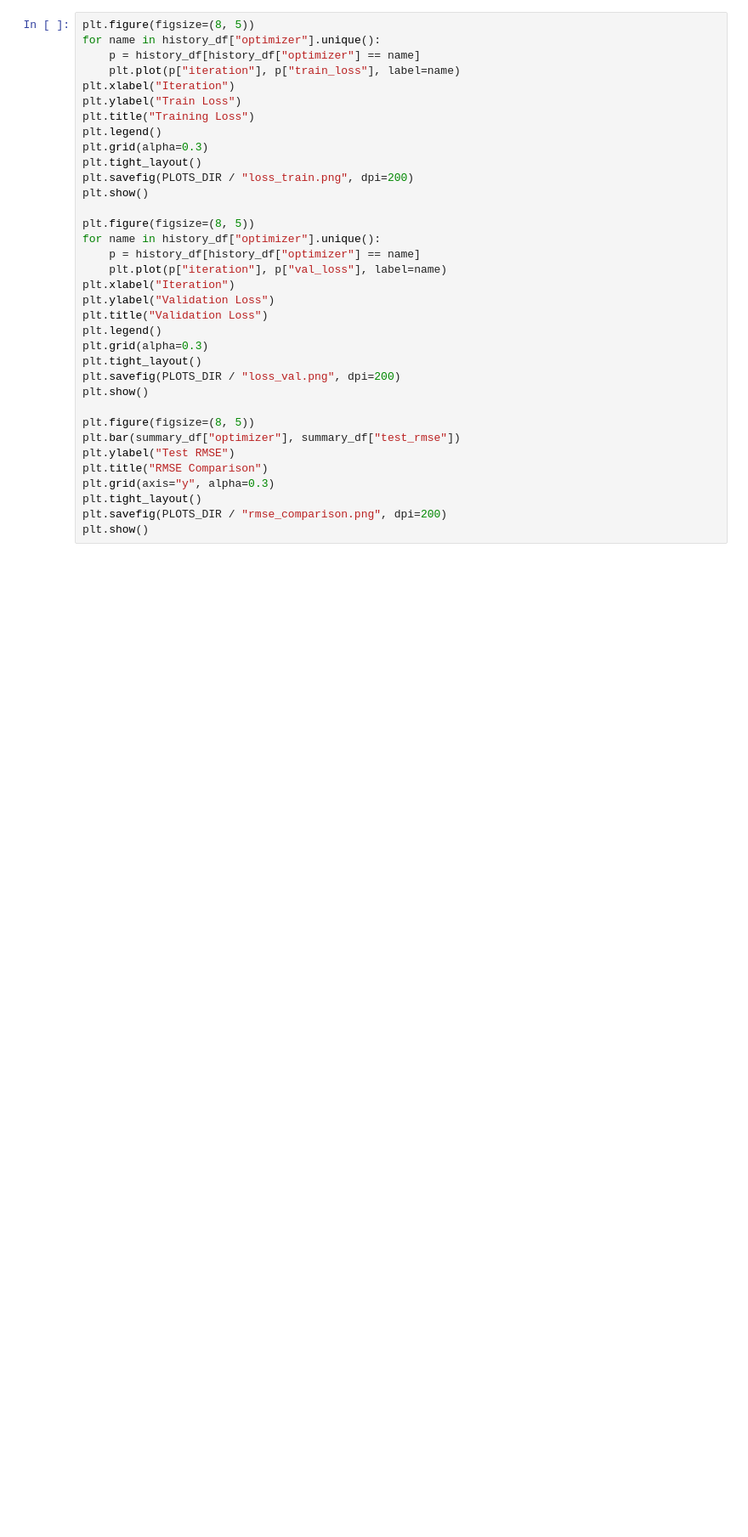
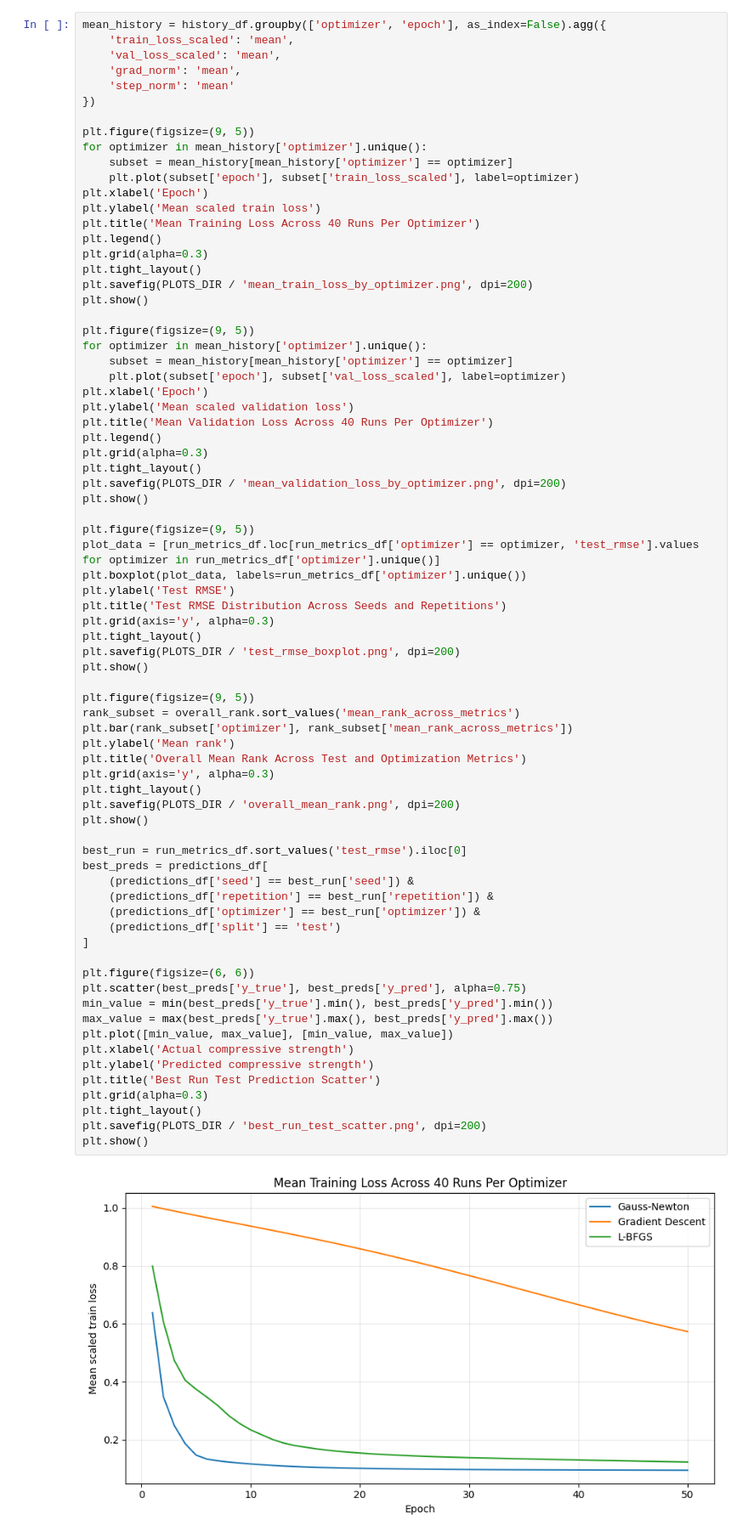
Before and after one commit to avezoor/MachineLearningRepository, a Jupyter notebook: TPOConcreteCompressiveStrength.ipynb, the cells around one changed output. Shown at 85% size. Cells and saved outputs as stored; diff of their text form; blank space fills up the shorter version.

Commit message:
Kaggle Notebook | TPOConcreteCompressiveStrength | Test

```diff
--- a/TPOConcreteCompressiveStrength.ipynb
+++ b/TPOConcreteCompressiveStrength.ipynb
@@ -336,35 +756,76 @@ summary_df
 # %%
-plt.figure(figsize=(8, 5))
-for name in history_df["optimizer"].unique():
-    p = history_df[history_df["optimizer"] == name]
-    plt.plot(p["iteration"], p["train_loss"], label=name)
-plt.xlabel("Iteration")
-plt.ylabel("Train Loss")
-plt.title("Training Loss")
+mean_history = history_df.groupby(['optimizer', 'epoch'], as_index=False).agg({
+    'train_loss_scaled': 'mean',
+    'val_loss_scaled': 'mean',
+    'grad_norm': 'mean',
+    'step_norm': 'mean'
+})
+
+plt.figure(figsize=(9, 5))
+for optimizer in mean_history['optimizer'].unique():
+    subset = mean_history[mean_history['optimizer'] == optimizer]
+    plt.plot(subset['epoch'], subset['train_loss_scaled'], label=optimizer)
+plt.xlabel('Epoch')
+plt.ylabel('Mean scaled train loss')
+plt.title('Mean Training Loss Across 40 Runs Per Optimizer')
 plt.legend()
 plt.grid(alpha=0.3)
 plt.tight_layout()
-plt.savefig(PLOTS_DIR / "loss_train.png", dpi=200)
+plt.savefig(PLOTS_DIR / 'mean_train_loss_by_optimizer.png', dpi=200)
 plt.show()
 
-plt.figure(figsize=(8, 5))
-for name in history_df["optimizer"].unique():
-    p = history_df[history_df["optimizer"] == name]
-    plt.plot(p["iteration"], p["val_loss"], label=name)
-plt.xlabel("Iteration")
-plt.ylabel("Validation Loss")
-plt.title("Validation Loss")
+plt.figure(figsize=(9, 5))
+for optimizer in mean_history['optimizer'].unique():
+    subset = mean_history[mean_history['optimizer'] == optimizer]
+    plt.plot(subset['epoch'], subset['val_loss_scaled'], label=optimizer)
+plt.xlabel('Epoch')
+plt.ylabel('Mean scaled validation loss')
+plt.title('Mean Validation Loss Across 40 Runs Per Optimizer')
 plt.legend()
 plt.grid(alpha=0.3)
 plt.tight_layout()
-plt.savefig(PLOTS_DIR / "loss_val.png", dpi=200)
+plt.savefig(PLOTS_DIR / 'mean_validation_loss_by_optimizer.png', dpi=200)
 plt.show()
 
-plt.figure(figsize=(8, 5))
-plt.bar(summary_df["optimizer"], summary_df["test_rmse"])
-plt.ylabel("Test RMSE")
-plt.title("RMSE Comparison")
-plt.grid(axis="y", alpha=0.3)
+plt.figure(figsize=(9, 5))
+plot_data = [run_metrics_df.loc[run_metrics_df['optimizer'] == optimizer, 'test_rmse'].values for optimizer in run_metrics_df['optimizer'].unique()]
+plt.boxplot(plot_data, labels=run_metrics_df['optimizer'].unique())
+plt.ylabel('Test RMSE')
+plt.title('Test RMSE Distribution Across Seeds and Repetitions')
+plt.grid(axis='y', alpha=0.3)
 plt.tight_layout()
-plt.savefig(PLOTS_DIR / "rmse_comparison.png", dpi=200)
+plt.savefig(PLOTS_DIR / 'test_rmse_boxplot.png', dpi=200)
 plt.show()
+
+plt.figure(figsize=(9, 5))
+rank_subset = overall_rank.sort_values('mean_rank_across_metrics')
+plt.bar(rank_subset['optimizer'], rank_subset['mean_rank_across_metrics'])
+plt.ylabel('Mean rank')
+plt.title('Overall Mean Rank Across Test and Optimization Metrics')
+plt.grid(axis='y', alpha=0.3)
+plt.tight_layout()
+plt.savefig(PLOTS_DIR / 'overall_mean_rank.png', dpi=200)
+plt.show()
+
+best_run = run_metrics_df.sort_values('test_rmse').iloc[0]
+best_preds = predictions_df[
+    (predictions_df['seed'] == best_run['seed']) &
+    (predictions_df['repetition'] == best_run['repetition']) &
+    (predictions_df['optimizer'] == best_run['optimizer']) &
+    (predictions_df['split'] == 'test')
+]
+
+plt.figure(figsize=(6, 6))
+plt.scatter(best_preds['y_true'], best_preds['y_pred'], alpha=0.75)
+min_value = min(best_preds['y_true'].min(), best_preds['y_pred'].min())
+max_value = max(best_preds['y_true'].max(), best_preds['y_pred'].max())
+plt.plot([min_value, max_value], [min_value, max_value])
+plt.xlabel('Actual compressive strength')
+plt.ylabel('Predicted compressive strength')
+plt.title('Best Run Test Prediction Scatter')
+plt.grid(alpha=0.3)
+plt.tight_layout()
+plt.savefig(PLOTS_DIR / 'best_run_test_scatter.png', dpi=200)
+plt.show()
+# %% [output]
+[figure, added]
```
Also changed, not shown: parts of 13 cells of this notebook.
